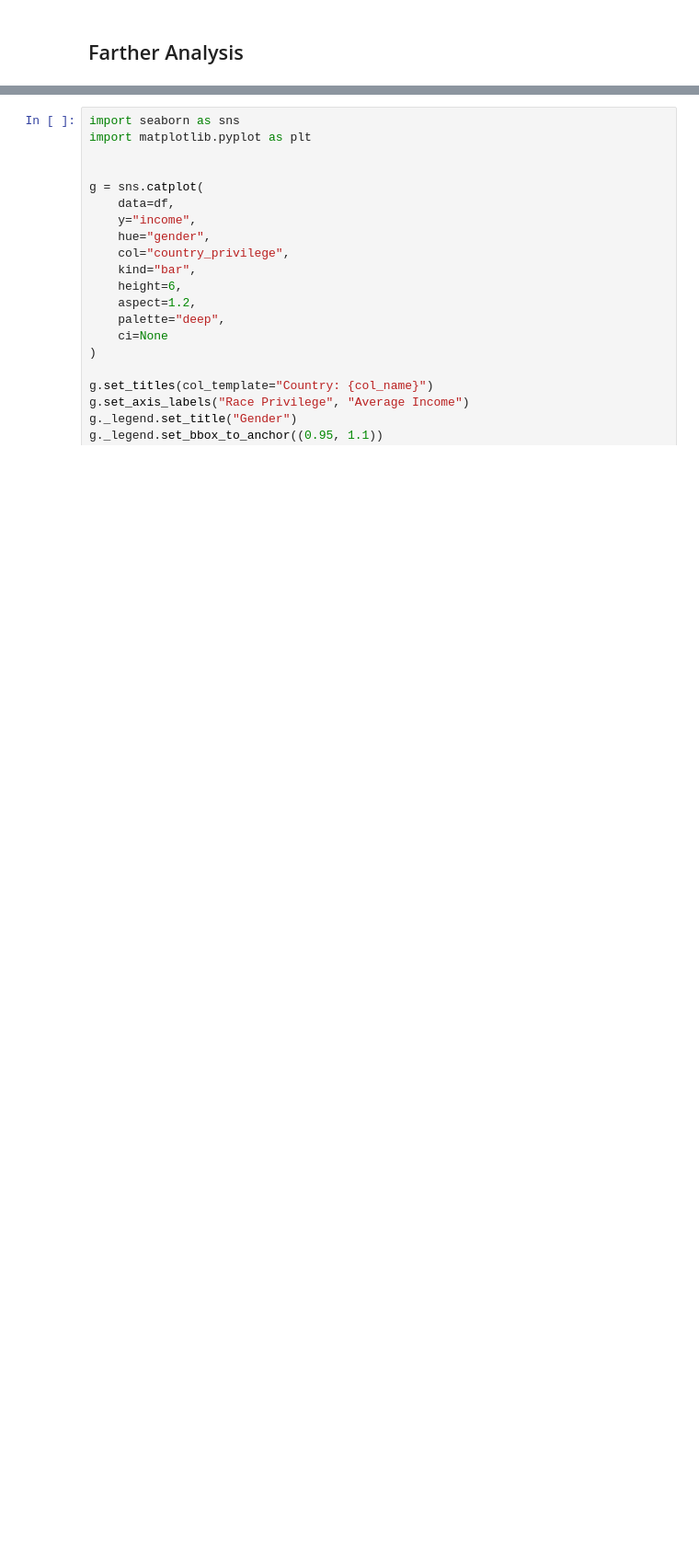
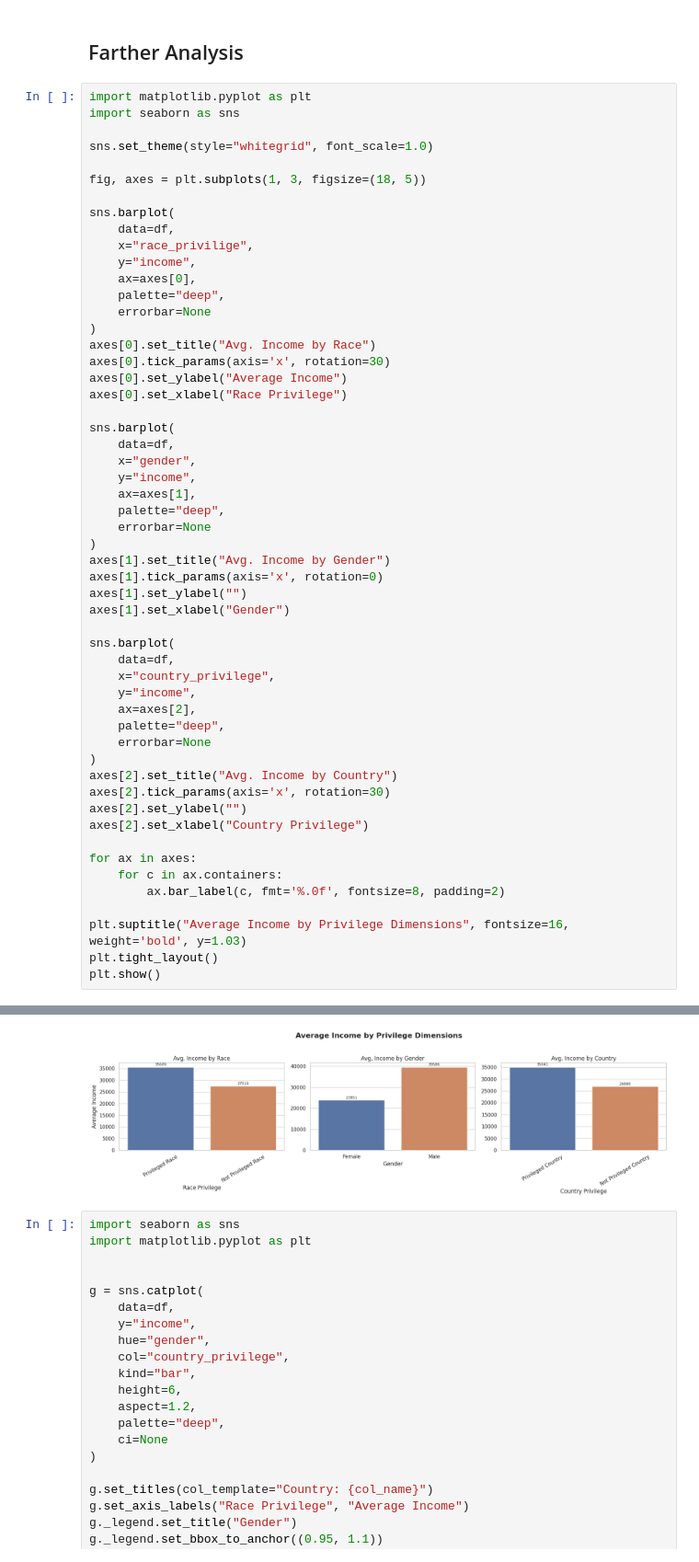
Before and after one commit to Jagoda222/HCML_2, a Jupyter notebook: Jagoda.ipynb, the cells around one changed output, grey strips where cells are left out. Shown at 92% size. Drawn from its saved outputs; the diff is of its cells as text; blank space fills up the shorter version.

```diff
--- a/Jagoda.ipynb
+++ b/Jagoda.ipynb
@@ -712,3 +712,58 @@ plt.show()
 [figure]
 # %% [markdown]
 ## Farther Analysis
+# %%
+import matplotlib.pyplot as plt
+import seaborn as sns
+
+sns.set_theme(style="whitegrid", font_scale=1.0)
+
+fig, axes = plt.subplots(1, 3, figsize=(18, 5))
+
+sns.barplot(
+    data=df,
+    x="race_privilige",
+    y="income",
+    ax=axes[0],
+    palette="deep",
+    errorbar=None
+)
+axes[0].set_title("Avg. Income by Race")
+axes[0].tick_params(axis='x', rotation=30)
+axes[0].set_ylabel("Average Income")
+axes[0].set_xlabel("Race Privilege")
+
+sns.barplot(
+    data=df,
+    x="gender",
+    y="income",
+    ax=axes[1],
+    palette="deep",
+    errorbar=None
+)
+axes[1].set_title("Avg. Income by Gender")
+axes[1].tick_params(axis='x', rotation=0)
+axes[1].set_ylabel("")
+axes[1].set_xlabel("Gender")
+
+sns.barplot(
+    data=df,
+    x="country_privilege",
+    y="income",
+    ax=axes[2],
+    palette="deep",
+    errorbar=None
+)
+axes[2].set_title("Avg. Income by Country")
+axes[2].tick_params(axis='x', rotation=30)
+axes[2].set_ylabel("")
+axes[2].set_xlabel("Country Privilege")
+
+for ax in axes:
+    for c in ax.containers:
+        ax.bar_label(c, fmt='%.0f', fontsize=8, padding=2)
+
+plt.suptitle("Average Income by Privilege Dimensions", fontsize=16, weight='bold', y=1.03)
+plt.tight_layout()
+plt.show()
+# %% [output]
@@ -715,3 +781,4 @@ plt.show()
+[figure, added]
 # %%
 import seaborn as sns
 import matplotlib.pyplot as plt
```
Also changed, not shown: parts of 6 cells of this notebook.
